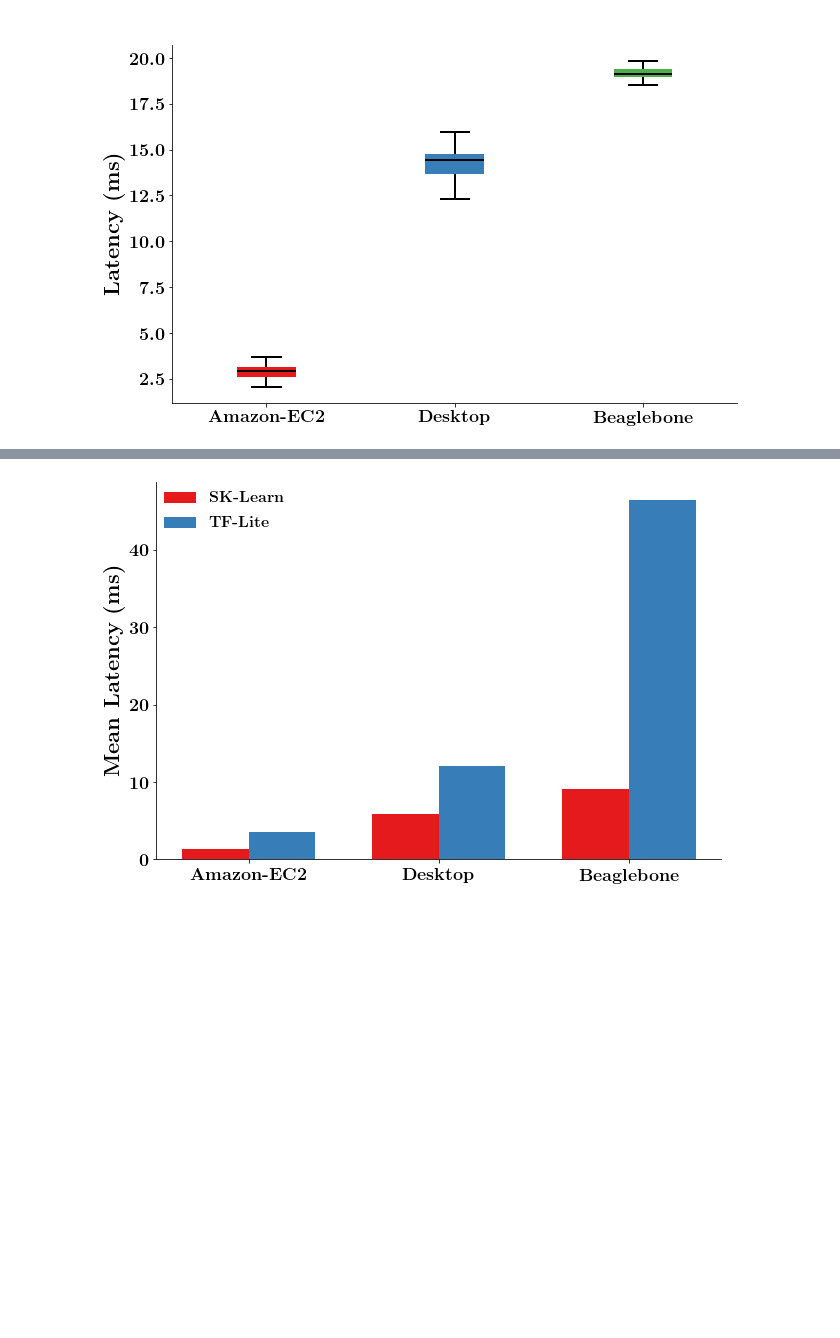
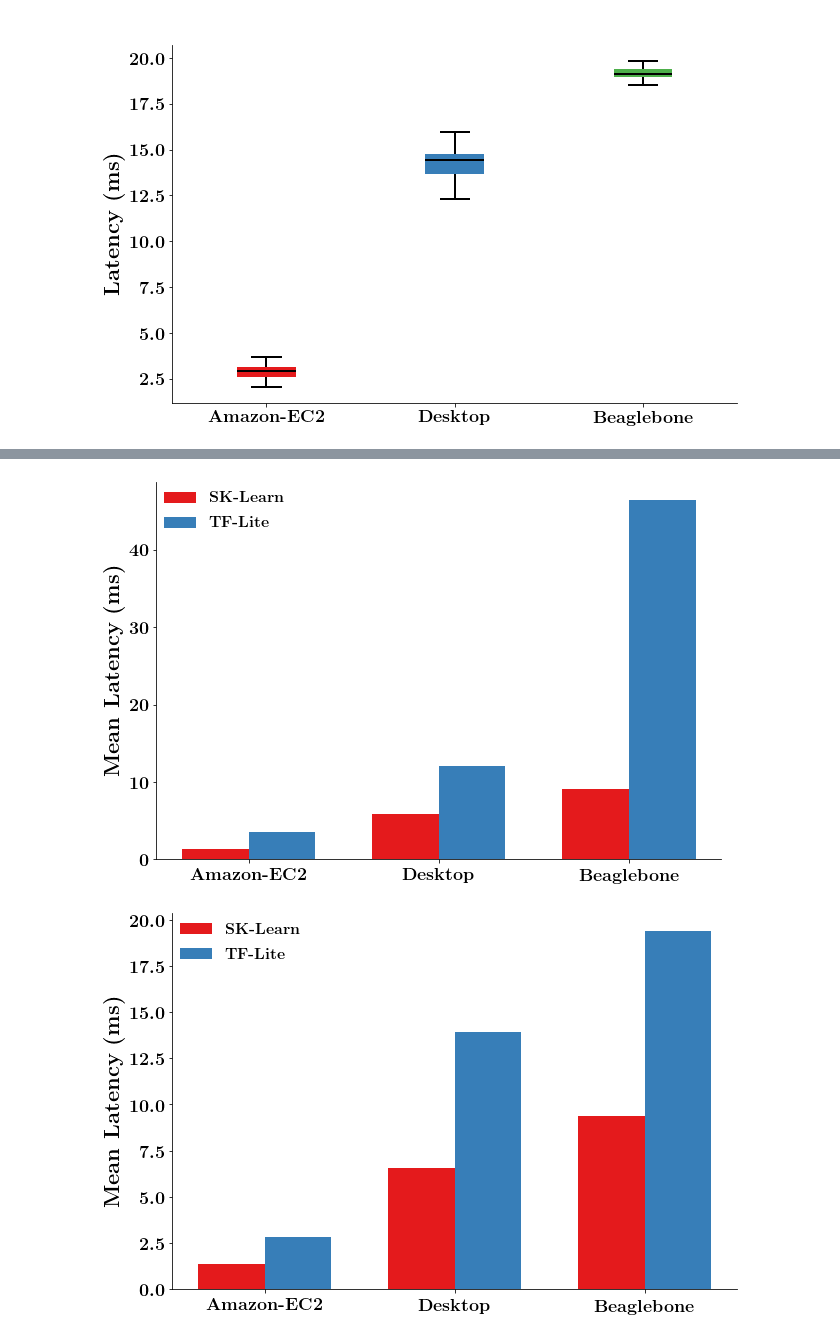
Before and after one commit to danielnewman09/Dissertation, a Jupyter notebook: Dissertation-Notebooks/Chapter-4/Latency_Analysis.ipynb, the cells around one changed output, grey strips where cells are left out. Cells and saved outputs as stored; diff of their text form; code cells hidden in the pictures; blank space fills up the shorter version.

```diff
--- a/Dissertation-Notebooks/Chapter-4/Latency_Analysis.ipynb
+++ b/Dissertation-Notebooks/Chapter-4/Latency_Analysis.ipynb
@@ -166,13 +170,19 @@ box_plot(latencyVals[:,3,:],inferenceLocationsBold,savefig=True,filename='CNN-AE
 # %%
 box_plot_compare((latencyVals[:,np.array([4,7]),:]),inferenceLocationsBold,savefig=True,filename='Classifier-CompareLatency',
          template='presentation',xlabel='',color_order=np.zeros(6).astype(int),ylabel='Latency (ms)',
          showfliers=False,legend_loc='upper left',max_cutoff=2,plot_type='box',
          log_y=False,extension='svg',inferenceLocations=[r'\textbf{SK-Learn}',r'\textbf{TF-Lite}'])
 
 bar_chart_compare((latencyVals[:,np.array([4,7]),:]),inferenceLocationsBold,[r'\textbf{SK-Learn}',r'\textbf{TF-Lite}'],savefig=True,filename='Classifier-CompareLatency',
          template='presentation',xlabel='',color_order=np.zeros(6).astype(int),ylabel='Mean Latency (ms)',
          showfliers=False,legend_loc='upper left',
          log_y=False,extension='svg',)
+
+bar_chart_compare((latencyVals[:,np.array([0,3]),:]),inferenceLocationsBold,[r'\textbf{SK-Learn}',r'\textbf{TF-Lite}'],savefig=True,filename='ND-CompareLatency',
+         template='presentation',xlabel='',color_order=np.zeros(6).astype(int),ylabel='Mean Latency (ms)',
+         showfliers=False,legend_loc='upper left',
+         log_y=False,extension='svg',)
 # %% [output]
 [figure]
 [figure]
+[figure, added]
```
Also changed, not shown: parts of 1 cell of this notebook, 28 other files.
